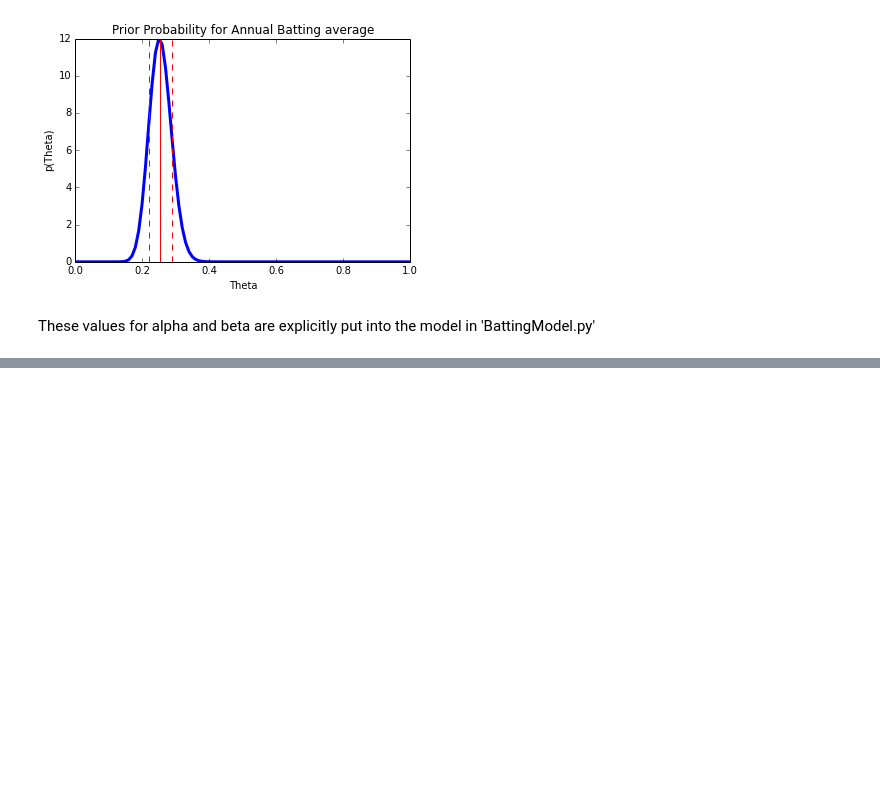
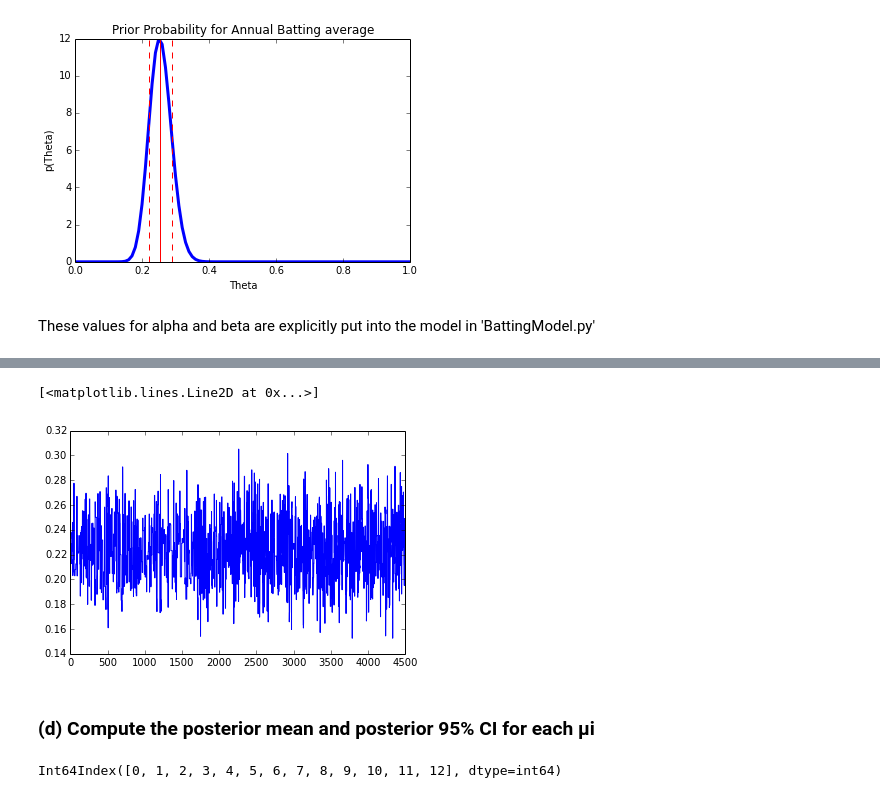
Before and after one commit to smwahl/ay250_swahl, a Jupyter notebook: hw_11/hw_11.ipynb, the cells around one changed output, grey strips where cells are left out. Drawn from its saved outputs; the diff is of its cells as text; code cells hidden in the pictures; blank space fills up the shorter version.

```diff
--- a/hw_11/hw_11.ipynb
+++ b/hw_11/hw_11.ipynb
@@ -86,0 +125,7 @@ M = MCMC(BattingModel)
+# %%
+plt.plot(M.trace('mu_10')[:])
+# %% [output]
+[<matplotlib.lines.Line2D at 0x...>]
+[figure, added]
+# %% [markdown]
+### (d) Compute the posterior mean and posterior 95% CI for each μi
@@ -86,0 +139,4 @@ M = MCMC(BattingModel)
+# %%
+april.index
+# %% [output]
+Int64Index([0, 1, 2, 3, 4, 5, 6, 7, 8, 9, 10, 11, 12], dtype=int64)
```
Also changed, not shown: parts of 7 cells of this notebook, 1 other file.
